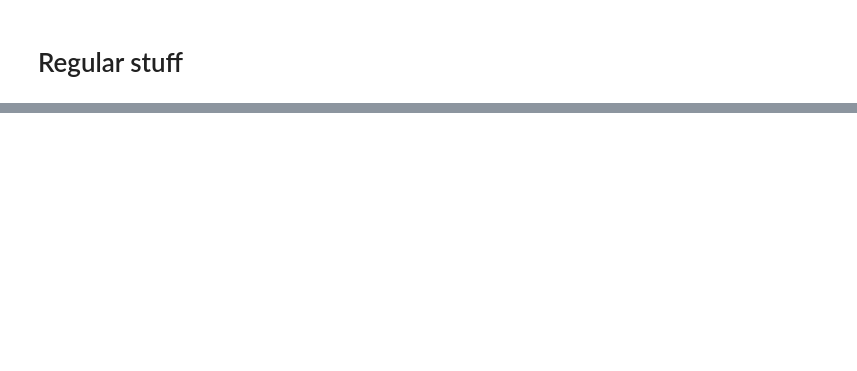
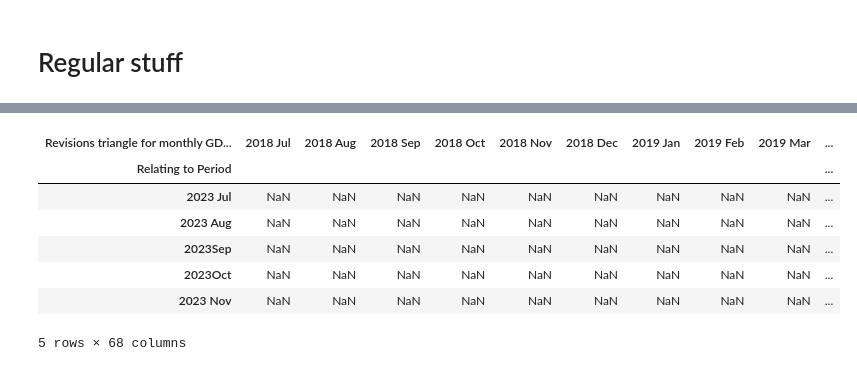
Before and after one commit to lukas-al/revisions_toolkit, a Jupyter notebook: revisions-toolkit/notebooks/test_nb.ipynb, the cells around one changed output, grey strips where cells are left out. Cells and saved outputs as stored; diff of their text form; code cells hidden in the pictures; blank space fills up the shorter version.

```diff
--- a/revisions-toolkit/notebooks/test_nb.ipynb
+++ b/revisions-toolkit/notebooks/test_nb.ipynb
@@ -39,0 +168,5 @@ test_df
+# %%
+# df_clean.index = pd.to_datetime(df_clean.index)
+from dateutil.parser import parse
+
+df_clean.index = df_clean.index.map(parse)
@@ -39,0 +208,3 @@ test_df
+# %%
+df_clean.tail()
+# %% [output]
@@ -39,0 +212,8 @@ test_df
+| Revisions triangle for monthly GD... | 2018 Jul | 2018 Aug | 2018 Sep | 2018 Oct | 2018 Nov | 2018 Dec | 2019 Jan | 2019 Feb | 2019 Mar | ... |
+| Relating to Period |  |  |  |  |  |  |  |  |  | ... |
+| 2023 Jul | NaN | NaN | NaN | NaN | NaN | NaN | NaN | NaN | NaN | ... |
+| 2023 Aug | NaN | NaN | NaN | NaN | NaN | NaN | NaN | NaN | NaN | ... |
+| 2023Sep | NaN | NaN | NaN | NaN | NaN | NaN | NaN | NaN | NaN | ... |
+| 2023Oct | NaN | NaN | NaN | NaN | NaN | NaN | NaN | NaN | NaN | ... |
+| 2023 Nov | NaN | NaN | NaN | NaN | NaN | NaN | NaN | NaN | NaN | ... |
+5 rows × 68 columns
```
Also changed, not shown: parts of 21 cells of this notebook, 14 other files.
